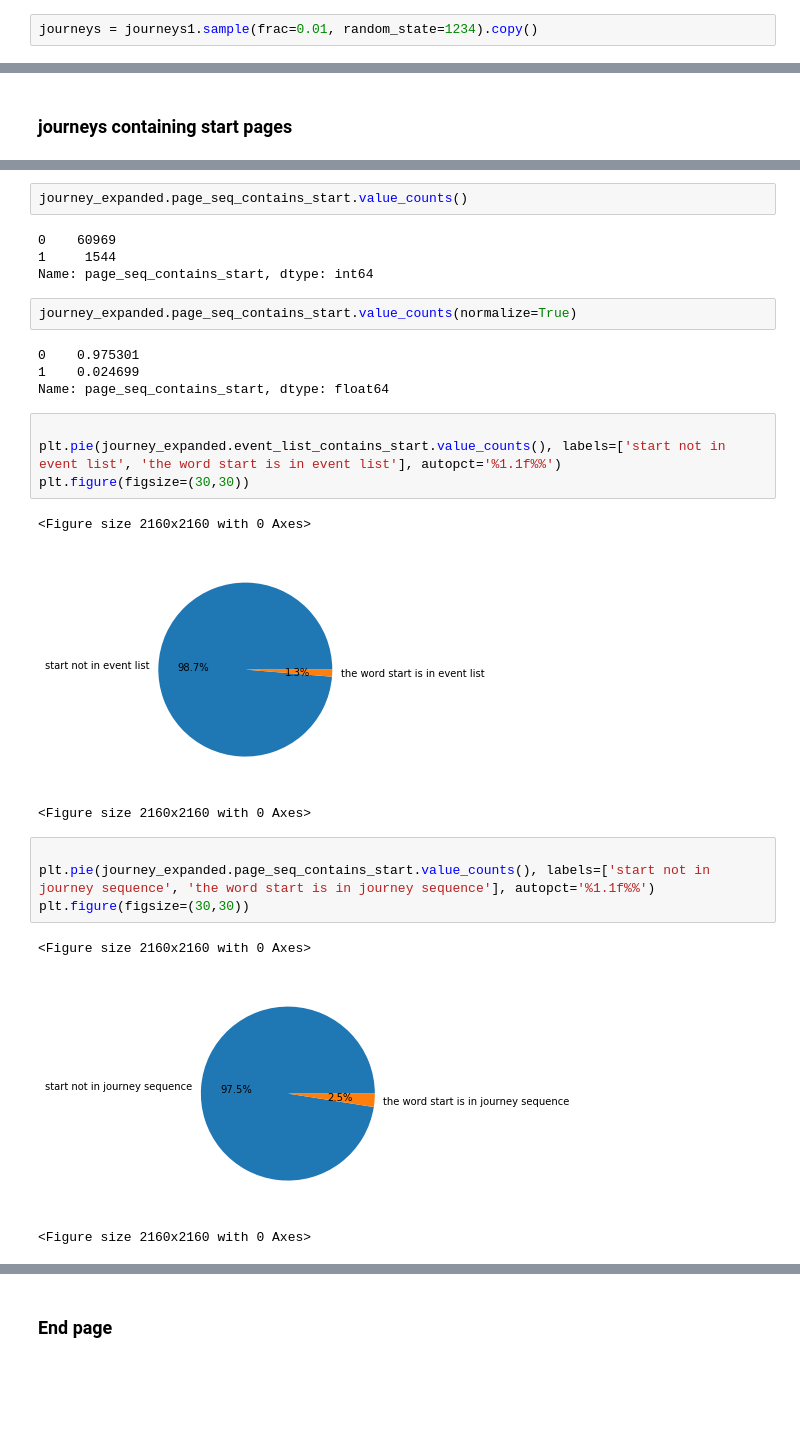
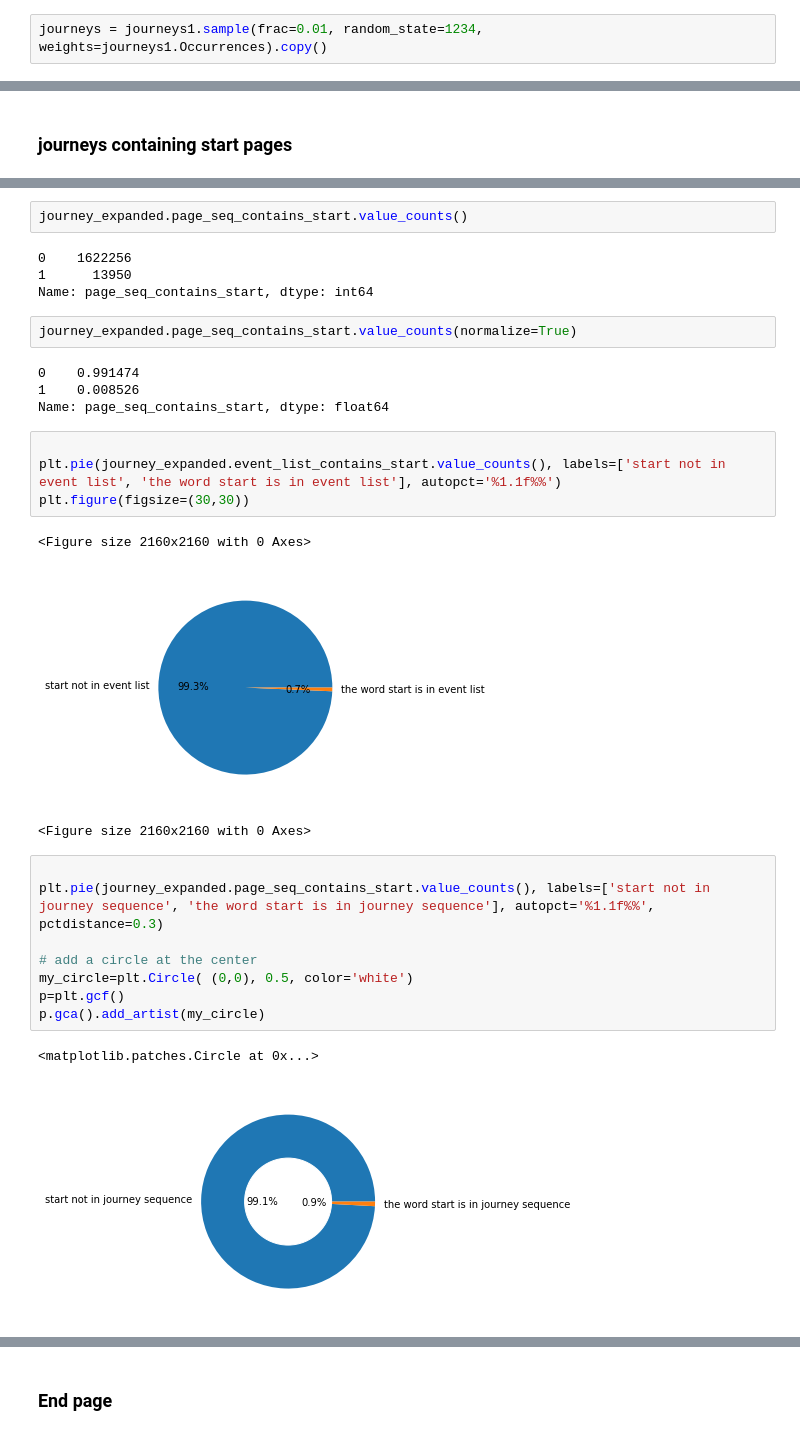
Before and after one commit to alphagov/govuk-network-data, a Jupyter notebook: notebooks/dlo_journey_eda.ipynb, the cells around one changed output, grey strips where cells are left out. Drawn from its saved outputs; the diff is of its cells as text; blank space fills up the shorter version.

```diff
--- a/notebooks/dlo_journey_eda.ipynb
+++ b/notebooks/dlo_journey_eda.ipynb
@@ -40,7 +60,7 @@ journeys1.head(10)
 # %% [markdown]
 ### Sample data for speed
 # %%
-journeys = journeys1.sample(frac=0.01, random_state=1234).copy()
+journeys = journeys1.sample(frac=0.01, random_state=1234, weights=journeys1.Occurrences).copy()
 # %%
 journeys.shape
 # %% [output]
@@ -611,14 +671,14 @@ Name: event_list_contains_start, dtype: float64
 # %%
 journey_expanded.page_seq_contains_start.value_counts()
 # %% [output]
-0    60969
-1     1544
+0    1622256
+1      13950
 Name: page_seq_contains_start, dtype: int64
 # %%
 journey_expanded.page_seq_contains_start.value_counts(normalize=True)
 # %% [output]
-0    0.975301
-1    0.024699
+0    0.991474
+1    0.008526
 Name: page_seq_contains_start, dtype: float64
 # %%
 
@@ -626,16 +686,19 @@ plt.pie(journey_expanded.event_list_contains_start.value_counts(), labels=['star
 plt.figure(figsize=(30,30))
 # %% [output]
 <Figure size 2160x2160 with 0 Axes>
-[figure, old version]
+[figure, new version]
 <Figure size 2160x2160 with 0 Axes>
 # %%
 
-plt.pie(journey_expanded.page_seq_contains_start.value_counts(), labels=['start not in journey sequence', 'the word start is in journey sequence'], autopct='%1.1f%%')
-plt.figure(figsize=(30,30))
+plt.pie(journey_expanded.page_seq_contains_start.value_counts(), labels=['start not in journey sequence', 'the word start is in journey sequence'], autopct='%1.1f%%', pctdistance=0.3)
+
+# add a circle at the center
+my_circle=plt.Circle( (0,0), 0.5, color='white')
+p=plt.gcf()
+p.gca().add_artist(my_circle)
 # %% [output]
-<Figure size 2160x2160 with 0 Axes>
+<matplotlib.patches.Circle at 0x...>
-[figure, old version]
+[figure, new version]
-<Figure size 2160x2160 with 0 Axes>
 # %%
 
 plt.pie(journey_expanded['page_seq_contains_service.gov.uk'].value_counts(), labels=['not in journey sequence', 'service.gov.uk is in journey sequence'], autopct='%1.1f%%')
```
Also changed, not shown: parts of 57 cells of this notebook, 1 other file.
